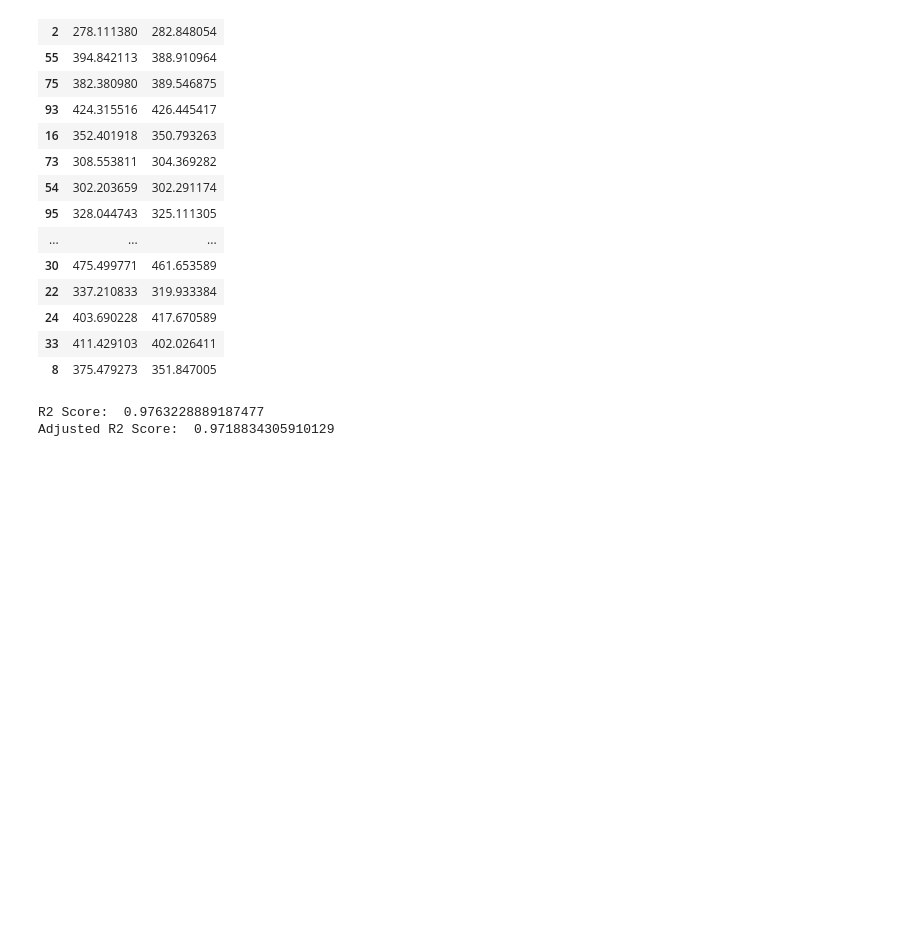
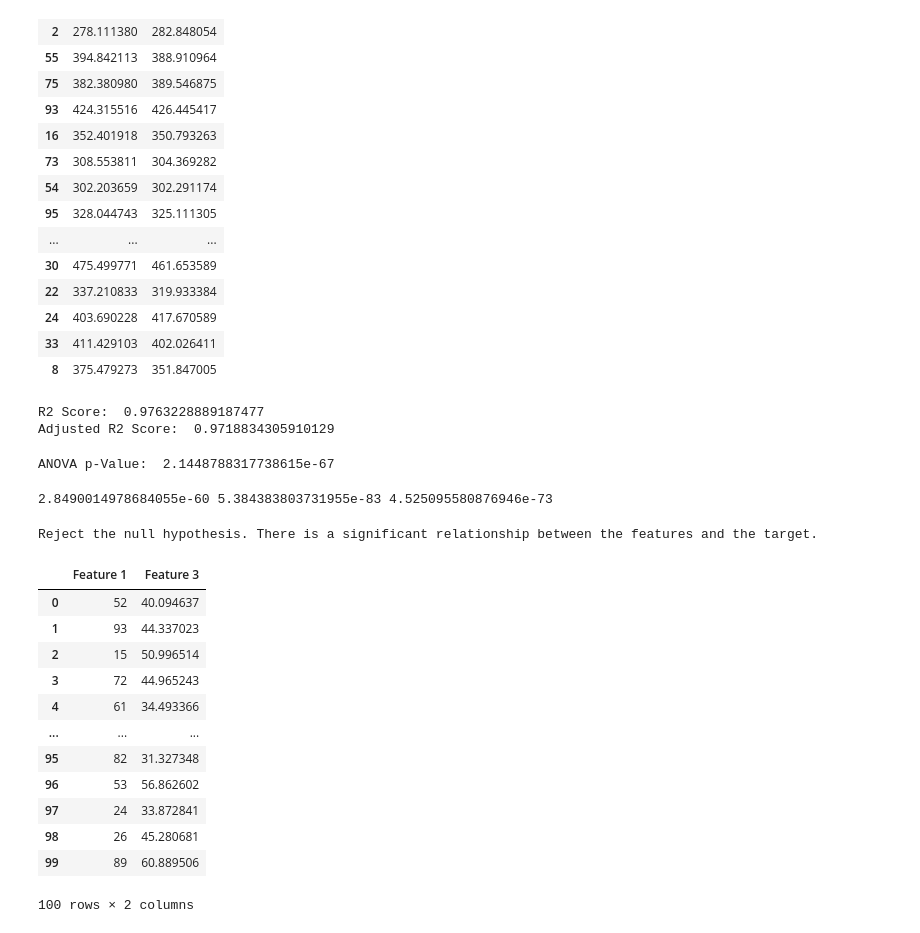
Before and after one commit to JoshuaR26/BCSE209L, a Jupyter notebook: MLR/MLR.ipynb, the cells around one changed output. Saved outputs shown, nothing was run; the diff lists cells and outputs as text; code cells hidden in the pictures; blank space fills up the shorter version.

```diff
--- a/MLR/MLR.ipynb
+++ b/MLR/MLR.ipynb
@@ -85,0 +88,38 @@ Adjusted R2 Score:  0.9718834305910129
+# %%
+_, p_value = stats.f_oneway(df['Feature 1'], df['Feature 2'], df['Feature 3'])
+print('ANOVA p-Value: ', p_value)
+# %% [output]
+ANOVA p-Value:  2.1448788317738615e-67
+# %%
+_, p_value_1 = stats.ttest_ind(df['Feature 1'], y_tt)
+_, p_value_2 = stats.ttest_ind(df['Feature 2'], y_tt)
+_, p_value_3 = stats.ttest_ind(df['Feature 3'], y_tt)
+print(p_value_1, p_value_2, p_value_3)
+# %% [output]
+2.8490014978684055e-60 5.384383803731955e-83 4.525095580876946e-73
+# %%
+alpha = 0.05
+if p_value < alpha:
+    print("Reject the null hypothesis. There is a significant relationship between the features and the target.")
+else:
+    print("Fail to reject the null hypothesis. There is no significant relationship between the features and the target.")
+# %% [output]
+Reject the null hypothesis. There is a significant relationship between the features and the target.
+# %%
+least_significant_idx = np.argmax([p_value_1, p_value_2, p_value_3])
+X_new = X.drop(X.columns[1], axis=1)
+X_new
+# %% [output]
+|  | Feature 1 | Feature 3 |
+| 0 | 52 | 40.094637 |
+| 1 | 93 | 44.337023 |
+| 2 | 15 | 50.996514 |
+| 3 | 72 | 44.965243 |
+| 4 | 61 | 34.493366 |
+| ... | ... | ... |
+| 95 | 82 | 31.327348 |
+| 96 | 53 | 56.862602 |
+| 97 | 24 | 33.872841 |
+| 98 | 26 | 45.280681 |
+| 99 | 89 | 60.889506 |
+100 rows × 2 columns
```
Also changed, not shown: parts of 7 cells of this notebook.
